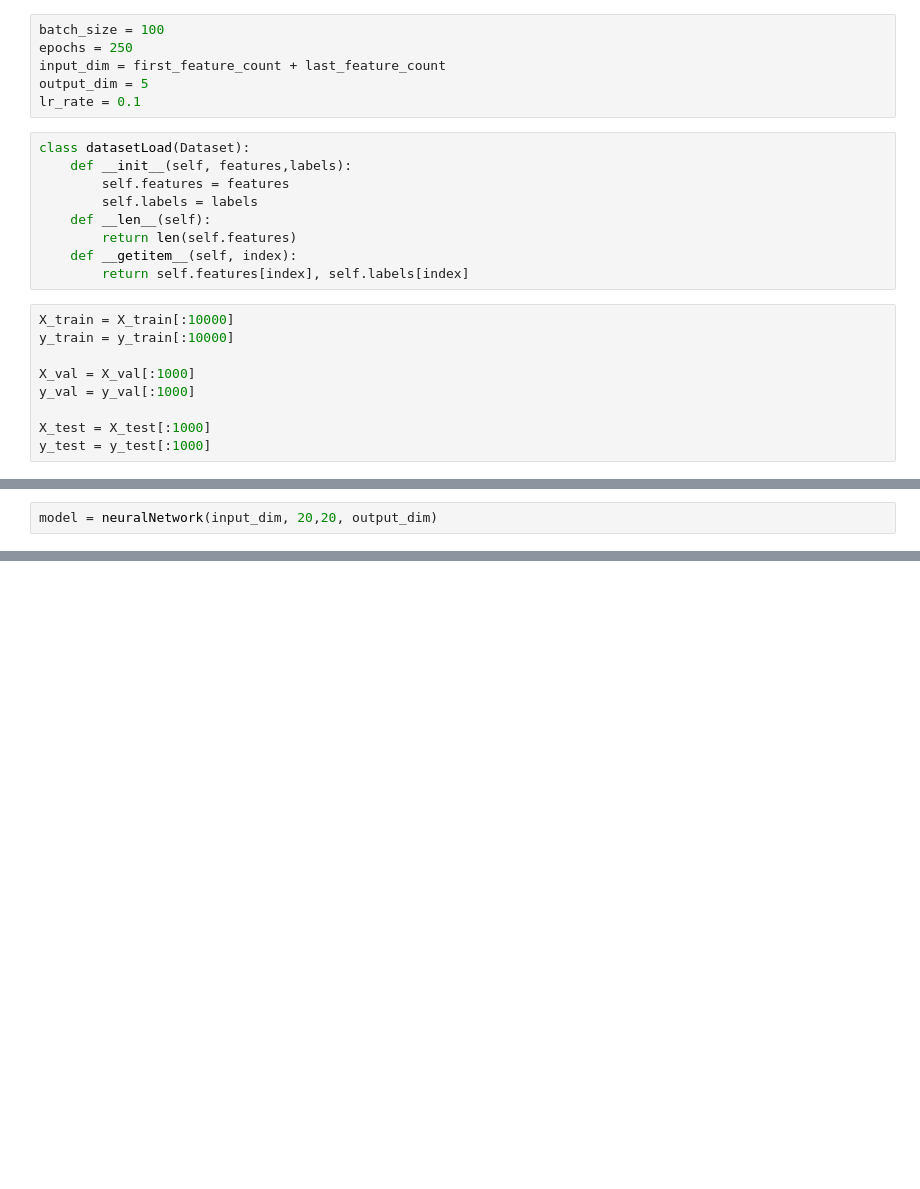
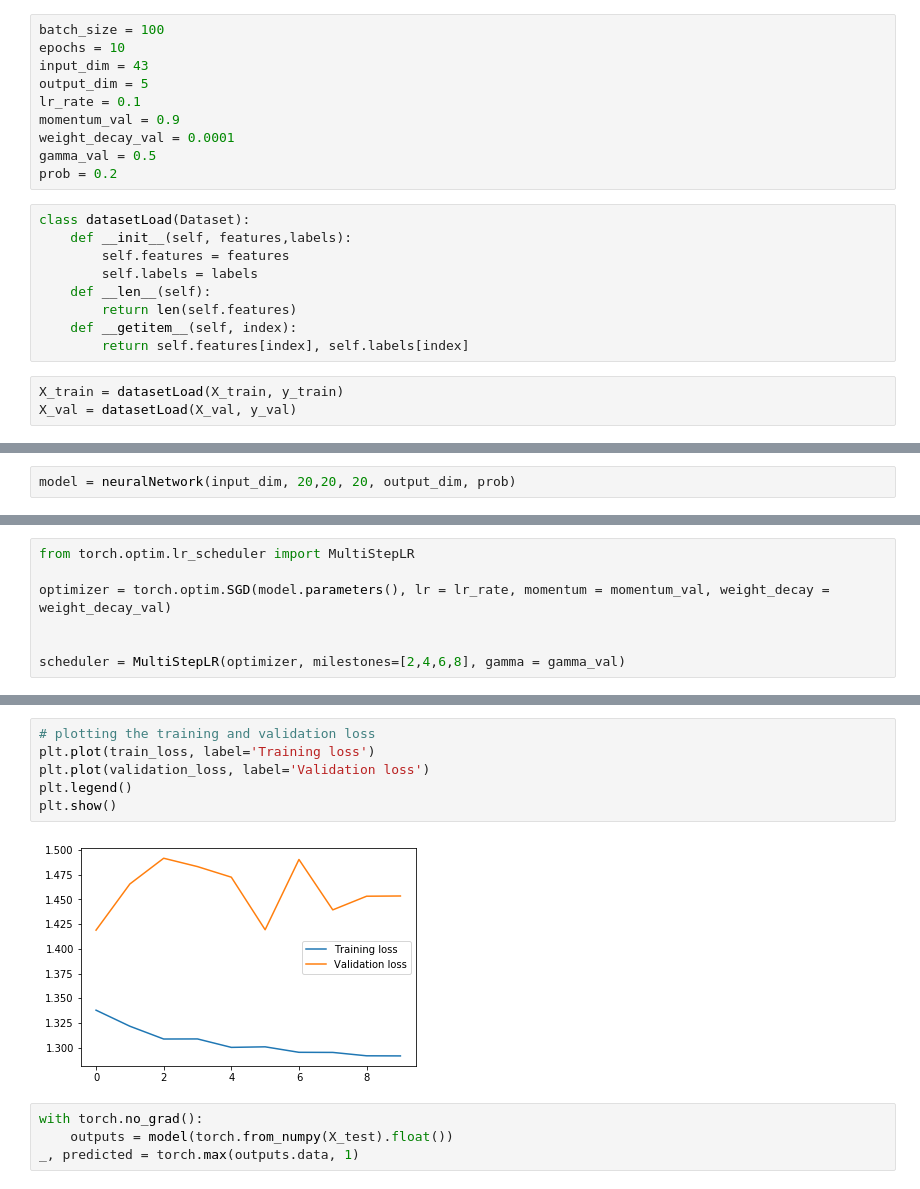
Before and after one commit to OnerInce/ml-earthquake, a Jupyter notebook: neuralNetwork.ipynb, the cells around one changed output, grey strips where cells are left out. Saved outputs shown, nothing was run; the diff lists cells and outputs as text; blank space fills up the shorter version.

Commit message:
Neural network code improvement.

```diff
--- a/neuralNetwork.ipynb
+++ b/neuralNetwork.ipynb
@@ -95,9 +115,13 @@ class_weights
 # %%
 batch_size = 100
-epochs = 250
-input_dim = first_feature_count + last_feature_count
+epochs = 10
+input_dim = 43
 output_dim = 5
 lr_rate = 0.1
+momentum_val = 0.9
+weight_decay_val = 0.0001
+gamma_val = 0.5
+prob = 0.2
 # %%
 class datasetLoad(Dataset):
     def __init__(self, features,labels):
@@ -108,11 +132,5 @@ class datasetLoad(Dataset):
     def __getitem__(self, index):
         return self.features[index], self.labels[index]
 # %%
-X_train = X_train[:10000]
-y_train = y_train[:10000]
-
-X_val = X_val[:1000]
-y_val = y_val[:1000]
-
-X_test = X_test[:1000]
-y_test = y_test[:1000]
+X_train = datasetLoad(X_train, y_train)
+X_val = datasetLoad(X_val, y_val)
@@ -154,5 +184,5 @@ class neuralNetwork(torch.nn.Module):
         outputs = self.output(x)
         return outputs
 # %%
-model = neuralNetwork(input_dim, 20,20, output_dim)
+model = neuralNetwork(input_dim, 20,20, 20, output_dim, prob)
 # %%
@@ -169 +190,8 @@ optimizer = torch.optim.SGD(model.parameters(), lr = lr_rate)
+# %%
+from torch.optim.lr_scheduler import MultiStepLR
+
+optimizer = torch.optim.SGD(model.parameters(), lr = lr_rate, momentum = momentum_val, weight_decay = weight_decay_val)
+
+
+scheduler = MultiStepLR(optimizer, milestones=[2,4,6,8], gamma = gamma_val)
 # %%
@@ -202,0 +279,12 @@ print(b-a)
+# %%
+# plotting the training and validation loss
+plt.plot(train_loss, label='Training loss')
+plt.plot(validation_loss, label='Validation loss')
+plt.legend()
+plt.show()
+# %% [output]
+[figure, added]
+# %%
+with torch.no_grad():
+    outputs = model(torch.from_numpy(X_test).float())
+_, predicted = torch.max(outputs.data, 1)
```
Also changed, not shown: parts of 20 cells of this notebook.
